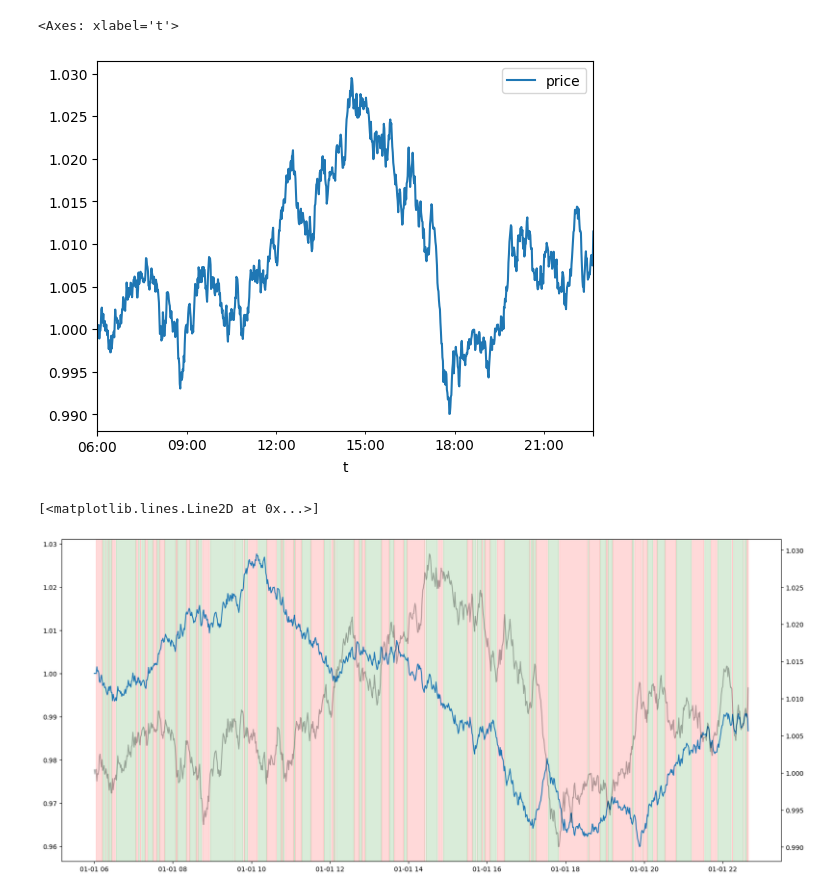
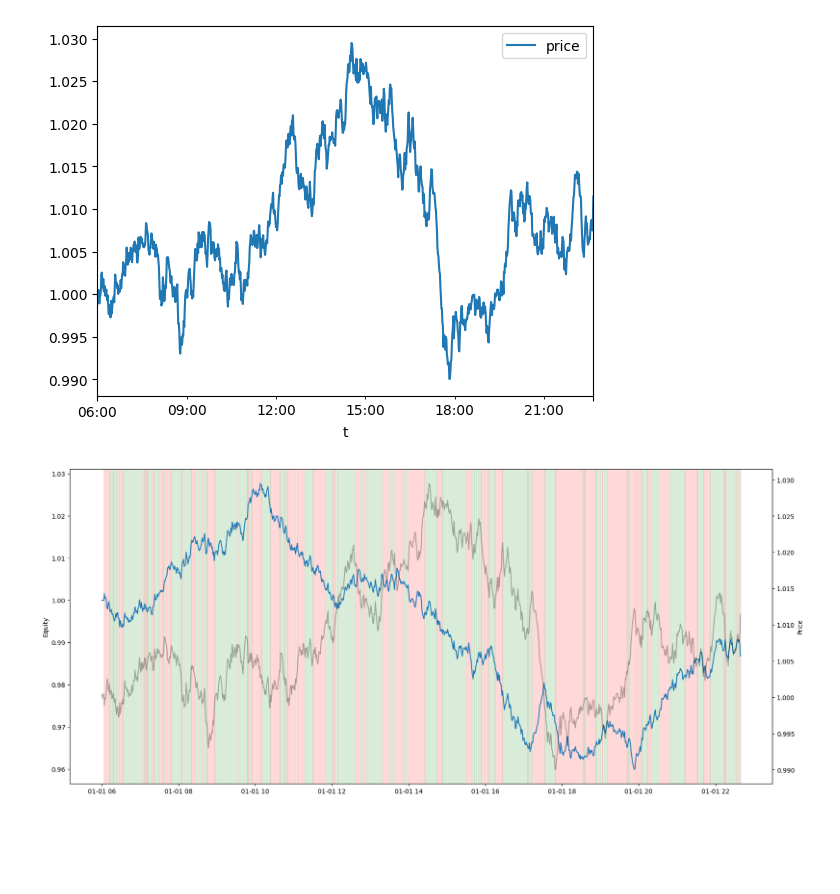
Before and after one commit to sysakm/backtester, a Jupyter notebook: backtester_demo.ipynb, the cells around one changed output. Saved outputs shown, nothing was run; the diff lists cells and outputs as text; code cells hidden in the pictures; blank space fills up the shorter version.

```diff
--- a/backtester_demo.ipynb
+++ b/backtester_demo.ipynb
@@ -8,9 +10,10 @@ norm_gen = np.random.default_rng(seed=33)
 returns = norm_gen.normal(size=n, loc=0, scale=0.001)
 prices = 1 * np.exp(np.cumsum(np.log(returns + 1)))
 times = pd.date_range('2025-01-01 06:00:00', periods=n, freq='min')
-df = pd.DataFrame({'t': times, 'price': prices})
+price_df = pd.DataFrame({'t': times, 'price': prices})
+signal_df = pd.DataFrame({'t': times, 'signal': norm_gen.choice([-1, 0, 1], p=[0.1, 0.8, 0.1], size=n)})
 # %%
-df.plot(x='t', y='price')
+price_df.plot(x='t', y='price')
+plt.show()
 # %% [output]
-<Axes: xlabel='t'>
 [figure]
@@ -41,15 +20,17 @@ def backtester(price_df, signal_df):
 # %%
-return_df, trade_df = backtester(df, signal_df)
+return_df, trade_df = backtest.backtester(price_df, signal_df)
 # %%
 fig, ax = plt.subplots(figsize=(20, 9))
 ax.plot(return_df['t'], return_df['equity'])
 ymin, ymax = ax.get_ylim()
 ax.fill_between(return_df['t'], ymin, ymax, where=(return_df['r_position'] > 0), color='green', alpha=0.15)
 ax.fill_between(return_df['t'], ymin, ymax, where=(return_df['r_position'] < 0), color='red', alpha=0.15)
 ax.set_ylim(ymin, ymax)
+ax.set_ylabel('Equity')
 
 ax2 = ax.twinx()
-ax2.plot(df['t'], df['price'], c='black', alpha=0.3)
+ax2.plot(price_df['t'], price_df['price'], c='black', alpha=0.3)
+ax2.set_ylabel('Price')
+plt.show()
 # %% [output]
-[<matplotlib.lines.Line2D at 0x...>]
-[figure, old version]
+[figure, new version]
```
Also changed, not shown: parts of 3 cells of this notebook, 2 other files.
